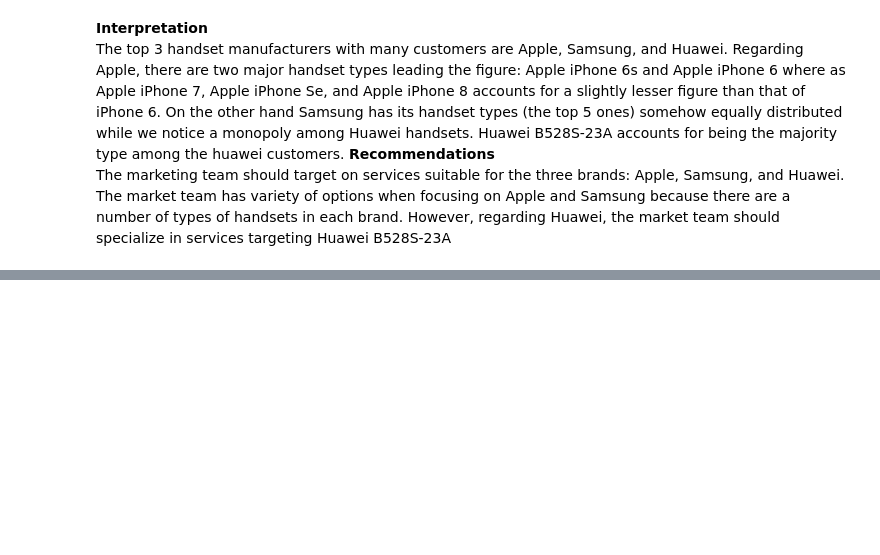
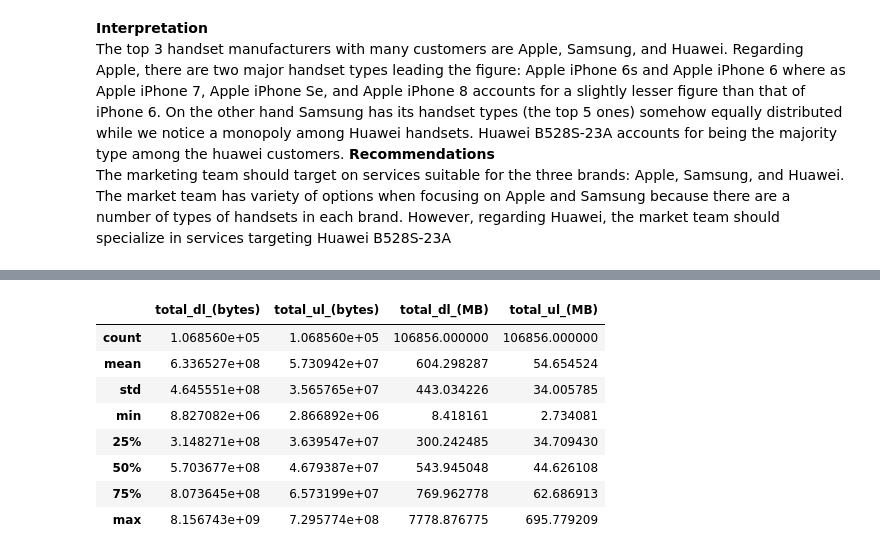
Before and after one commit to Nathnael12/Telecom_data_analysis, a Jupyter notebook: notebooks/data_exploration.ipynb, the cells around one changed output, grey strips where cells are left out. Drawn from its saved outputs; the diff is of its cells as text; code cells hidden in the pictures; blank space fills up the shorter version.

```diff
--- a/notebooks/data_exploration.ipynb
+++ b/notebooks/data_exploration.ipynb
@@ -179,0 +320,12 @@ The marketing team should target on services suitable for the three brands: Appl
+# %%
+ul_dl_data.describe()
+# %% [output]
+|  | total_dl_(bytes) | total_ul_(bytes) | total_dl_(MB) | total_ul_(MB) |
+| count | 1.068560e+05 | 1.068560e+05 | 106856.000000 | 106856.000000 |
+| mean | 6.336527e+08 | 5.730942e+07 | 604.298287 | 54.654524 |
+| std | 4.645551e+08 | 3.565765e+07 | 443.034226 | 34.005785 |
+| min | 8.827082e+06 | 2.866892e+06 | 8.418161 | 2.734081 |
+| 25% | 3.148271e+08 | 3.639547e+07 | 300.242485 | 34.709430 |
+| 50% | 5.703677e+08 | 4.679387e+07 | 543.945048 | 44.626108 |
+| 75% | 8.073645e+08 | 6.573199e+07 | 769.962778 | 62.686913 |
+| max | 8.156743e+09 | 7.295774e+08 | 7778.876775 | 695.779209 |
```
Also changed, not shown: parts of 19 cells of this notebook.
